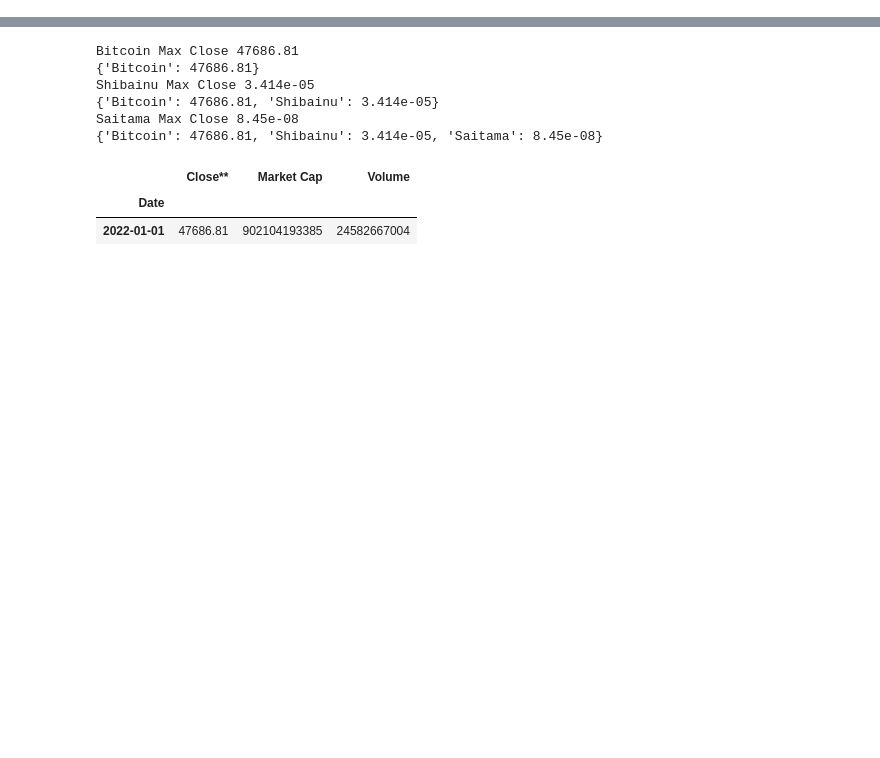
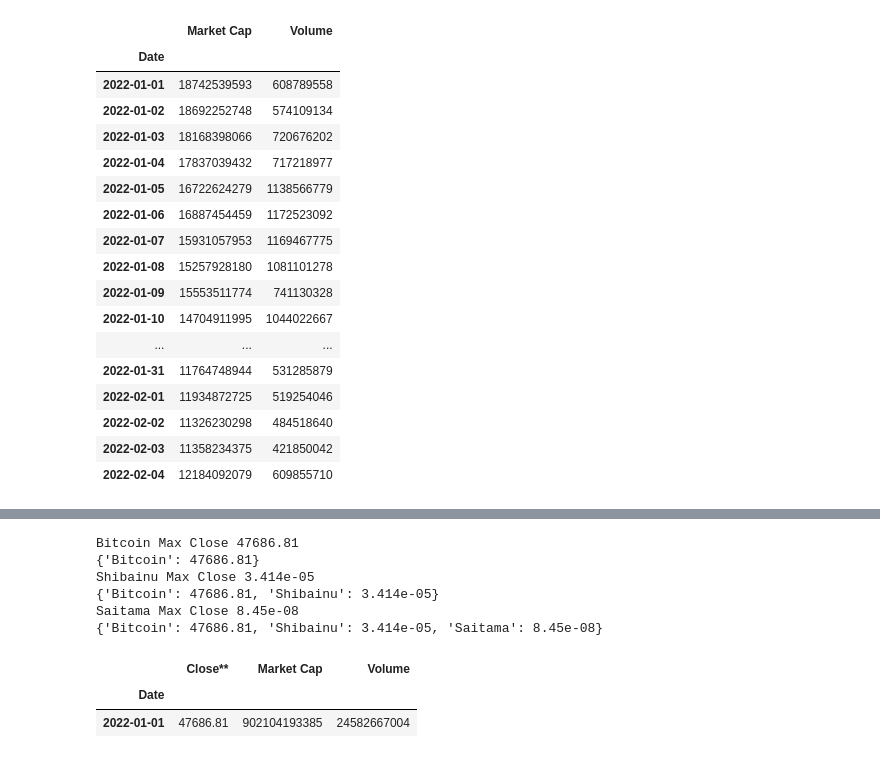
Before and after one commit to tomtongva/itcs5156-051-final-project, a Jupyter notebook: ProjectSplitData.ipynb, the cells around one changed output, grey strips where cells are left out. Drawn from its saved outputs; the diff is of its cells as text; code cells hidden in the pictures; blank space fills up the shorter version.

```diff
--- a/ProjectSplitData.ipynb
+++ b/ProjectSplitData.ipynb
@@ -262,12 +121,0 @@ Saitama
-# %%
-coin_data_indexed_by_date = {}
-#c_btc = pd.pivot_table(c_bitcoin, values=['Close', 'Volume','Marketcap'], index=['Date'])
-i=0
-for coin_raw in raw_data:
-    coin_data_indexed_by_date[raw_data_coin_names[i]] = (
-        pd.pivot_table(coin_raw,values=['Close**', 'Volume','Market Cap']
-                        ,index=['Date']))
-    i = i + 1
-# %%
-for coin_name in coin_data_indexed_by_date:
-    print(coin_name)
@@ -278,4 +121,0 @@ Saitama
-# %%
-for coin_name in coin_data_indexed_by_date:
-    print(coin_name)
-    display(coin_data_indexed_by_date.get(coin_name))
@@ -339,0 +122,14 @@ Saitama
+# %%
+# use Date as the row index instead of the default row numbers
+for coin_name in crypto_names:
+    coin_data_indexed_by_date = {}
+    coin_raw = Xs_raw_data[coin_name]
+    coin_data_indexed_by_date = (pd.pivot_table(coin_raw,values=['Volume','Market Cap']
+                        ,index=['Date']))
+    print('coin_data_indexed_by_date', coin_data_indexed_by_date)
+    Xs_raw_data[coin_name]=coin_data_indexed_by_date
+
+    coin_raw = Ts_raw_data[coin_name]
+    coin_data_indexed_by_date = (pd.pivot_table(coin_raw,values=['Close**']
+                        ,index=['Date']))
+    Ts_raw_data[coin_name]=coin_data_indexed_by_date
@@ -339,0 +189,21 @@ Saitama
+# %%
+Xs_raw_data['Shibainu']
+# %% [output]
+|  | Market Cap | Volume |
+| Date |  |  |
+| 2022-01-01 | 18742539593 | 608789558 |
+| 2022-01-02 | 18692252748 | 574109134 |
+| 2022-01-03 | 18168398066 | 720676202 |
+| 2022-01-04 | 17837039432 | 717218977 |
+| 2022-01-05 | 16722624279 | 1138566779 |
+| 2022-01-06 | 16887454459 | 1172523092 |
+| 2022-01-07 | 15931057953 | 1169467775 |
+| 2022-01-08 | 15257928180 | 1081101278 |
+| 2022-01-09 | 15553511774 | 741130328 |
+| 2022-01-10 | 14704911995 | 1044022667 |
+| ... | ... | ... |
+| 2022-01-31 | 11764748944 | 531285879 |
+| 2022-02-01 | 11934872725 | 519254046 |
+| 2022-02-02 | 11326230298 | 484518640 |
+| 2022-02-03 | 11358234375 | 421850042 |
+| 2022-02-04 | 12184092079 | 609855710 |
```
Also changed, not shown: parts of 24 cells of this notebook.
